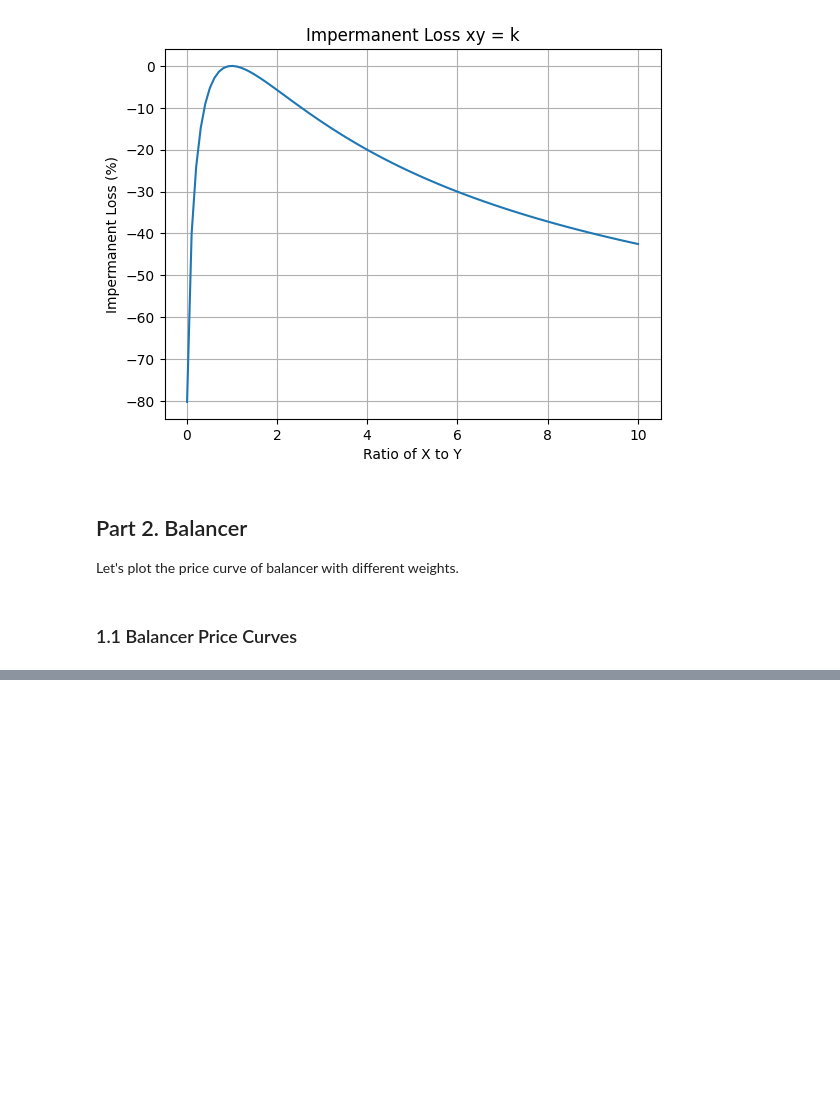
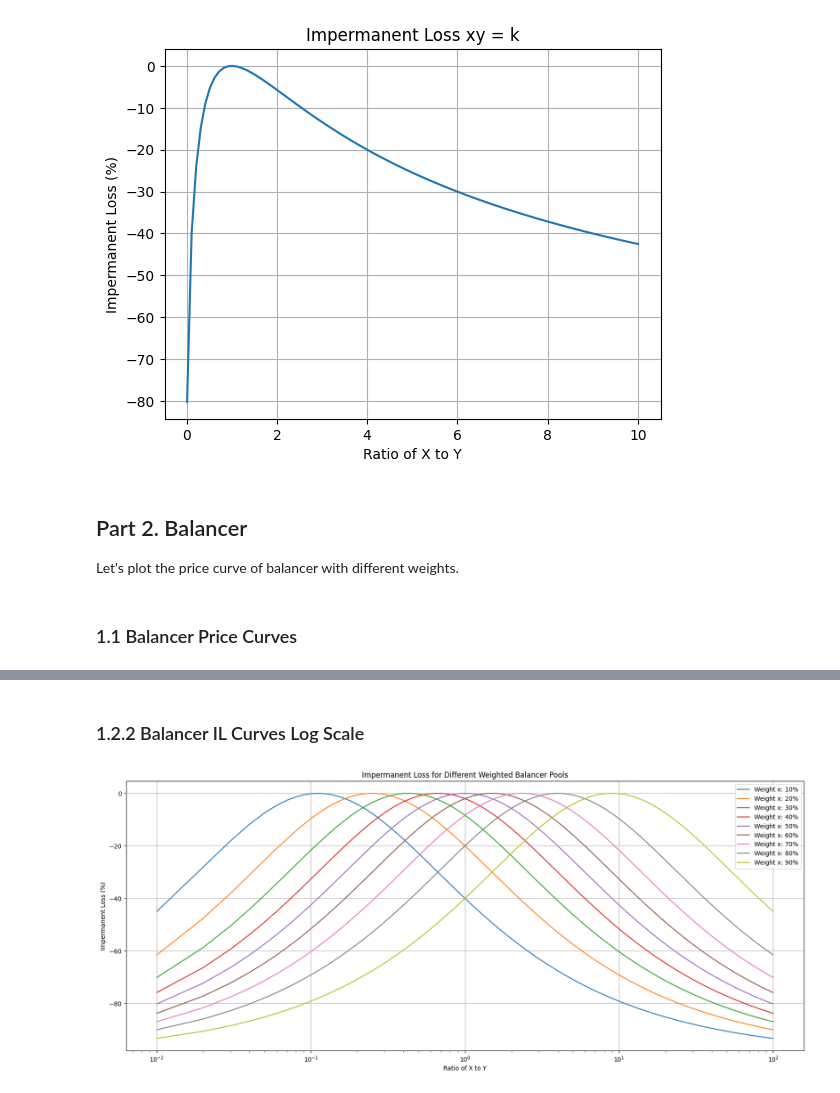
Before and after one commit to alexcraig043/math-86-final-project, a Jupyter notebook: main.ipynb, the cells around one changed output, grey strips where cells are left out. Cells and saved outputs as stored; diff of their text form; code cells hidden in the pictures; blank space fills up the shorter version.

```diff
--- a/main.ipynb
+++ b/main.ipynb
@@ -132,0 +133,27 @@ plt.show()
+# %% [markdown]
+### 1.2.2 Balancer IL Curves Log Scale
+# %%
+# Define weight configurations for Balancer pools
+weights = np.arange(0.1, 1.0, 0.1)  # Weights
+
+# Sample ratios from 0.01 to 10
+ratios_balancer = np.linspace(0.01, 100, 10000)
+
+# Calculate the impermanent loss for each weight configuration
+plt.figure(figsize=(20, 8))
+
+for weight_x in weights:
+    weight_y = 1 - weight_x
+    initial_price_ratio = weight_x / weight_y
+    impermanent_losses_balancer = [calculate_impermanent_loss(r, initial_price_ratio) for r in ratios_balancer]
+    plt.plot(ratios_balancer, impermanent_losses_balancer, label=f'Weight x: {weight_x*100:.0f}%')
+
+plt.title('Impermanent Loss for Different Weighted Balancer Pools')
+plt.xlabel('Ratio of X to Y')
+plt.xscale('log')
+plt.ylabel('Impermanent Loss (%)')
+plt.grid(True)
+plt.legend()
+plt.show()
+# %% [output]
+[figure, added]
```
Also changed, not shown: parts of 3 cells of this notebook.
